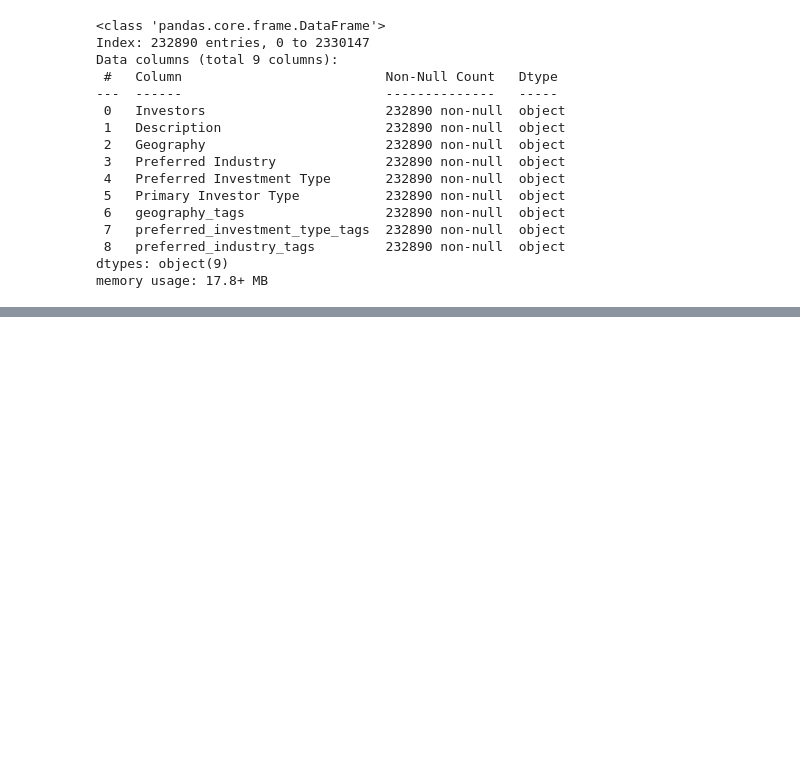
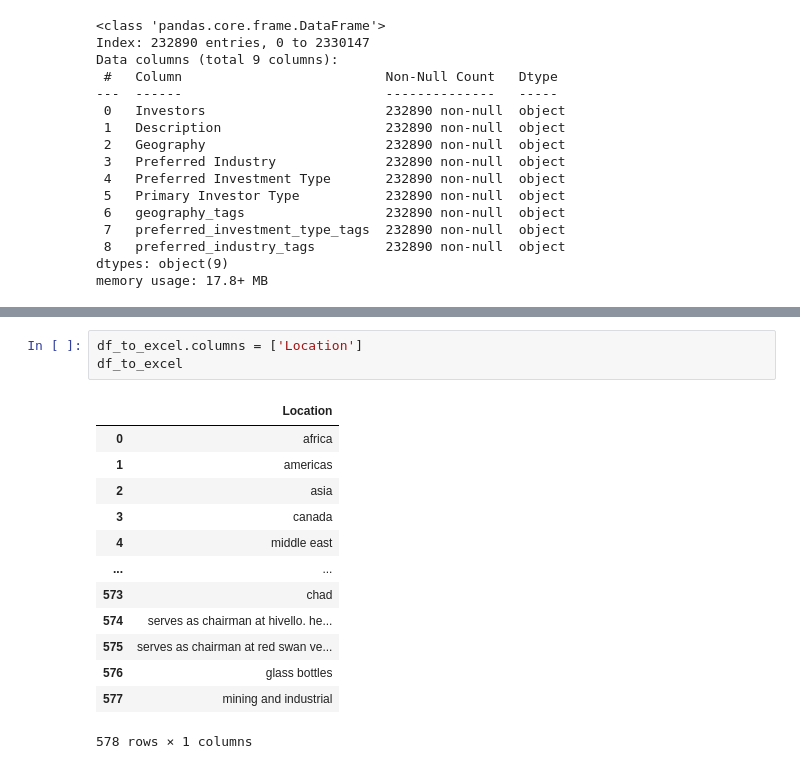
Before and after one commit to Eric-L-cloud/Capstone-Project, a Jupyter notebook: read_parquet_files (1).ipynb, the cells around one changed output, grey strips where cells are left out. Cells and saved outputs as stored; diff of their text form; blank space fills up the shorter version.

```diff
--- a/read_parquet_files (1).ipynb
+++ b/read_parquet_files (1).ipynb
@@ -260,0 +331,17 @@ memory usage: 17.8+ MB
+# %%
+df_to_excel.columns = ['Location']
+df_to_excel
+# %% [output]
+|  | Location |
+| 0 | africa |
+| 1 | americas |
+| 2 | asia |
+| 3 | canada |
+| 4 | middle east |
+| ... | ... |
+| 573 | chad |
+| 574 | serves as chairman at hivello. he... |
+| 575 | serves as chairman at red swan ve... |
+| 576 | glass bottles |
+| 577 | mining and industrial |
+578 rows × 1 columns
```
Also changed, not shown: parts of 8 cells of this notebook, 2 other files.
